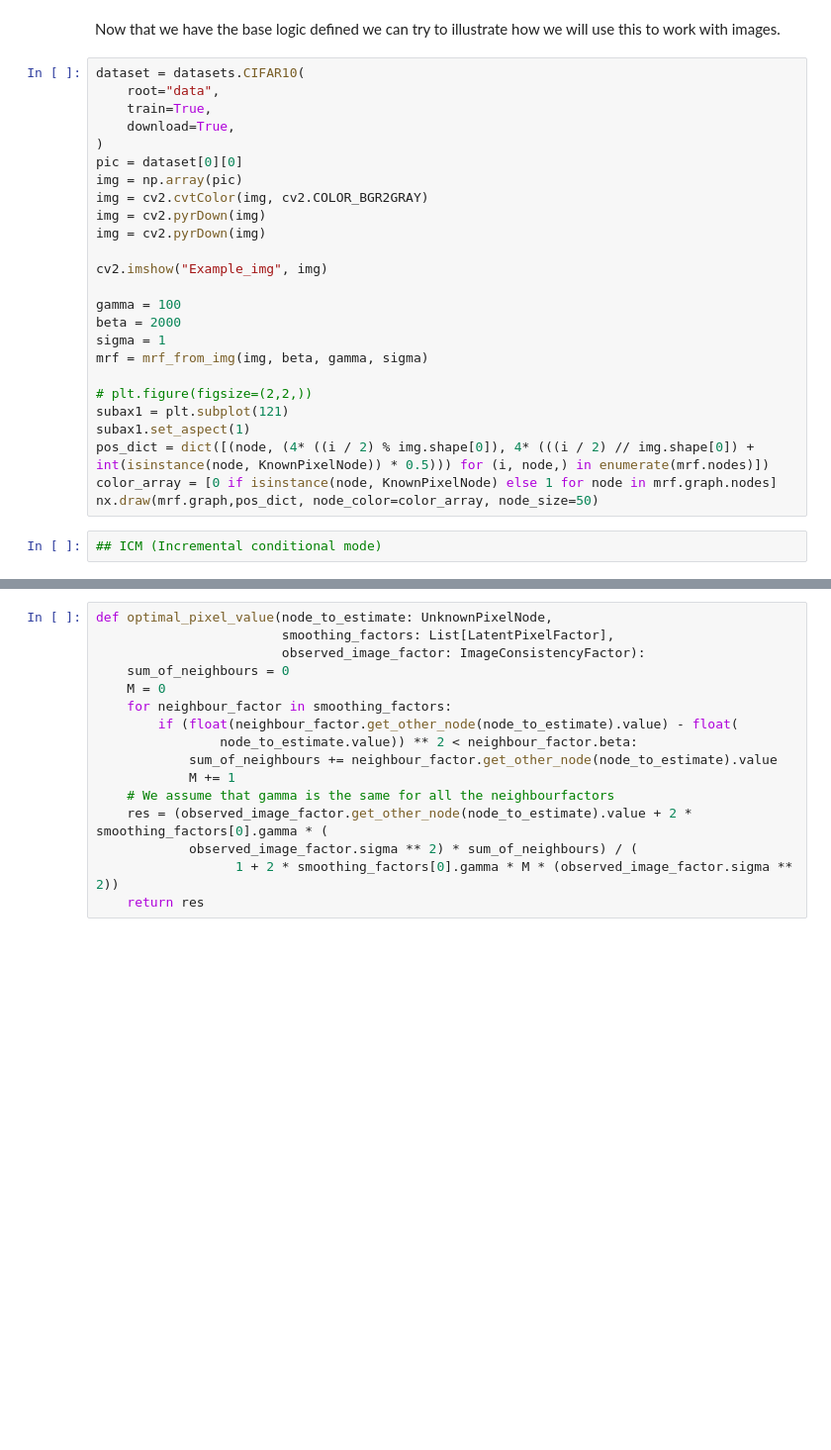
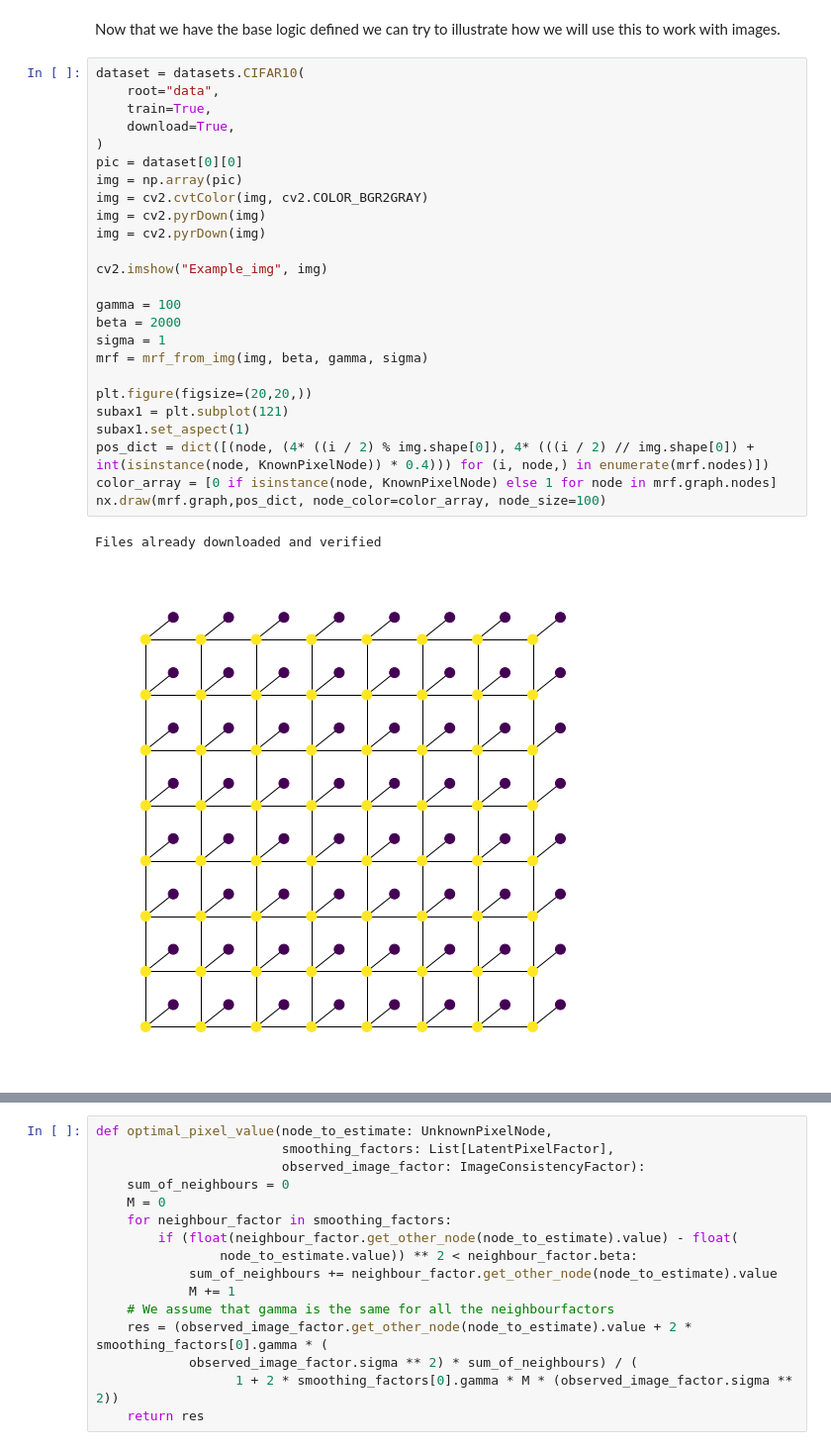
Before and after one commit to emillma/TTK8102_mrf, a Jupyter notebook: src/mrf/denoising.ipynb, the cells around one changed output, grey strips where cells are left out. Shown at 99% size. Saved outputs shown, nothing was run; the diff lists cells and outputs as text; blank space fills up the shorter version.

```diff
--- a/src/mrf/denoising.ipynb
+++ b/src/mrf/denoising.ipynb
@@ -153,27 +153,28 @@ Now that we have the base logic defined we can try to illustrate how we will use
 # %%
 dataset = datasets.CIFAR10(
     root="data",
     train=True,
     download=True,
 )
 pic = dataset[0][0]
 img = np.array(pic)
 img = cv2.cvtColor(img, cv2.COLOR_BGR2GRAY)
 img = cv2.pyrDown(img)
 img = cv2.pyrDown(img)
 
 cv2.imshow("Example_img", img)
 
 gamma = 100
 beta = 2000
 sigma = 1
 mrf = mrf_from_img(img, beta, gamma, sigma)
 
-# plt.figure(figsize=(2,2,))
+plt.figure(figsize=(20,20,))
 subax1 = plt.subplot(121)
 subax1.set_aspect(1)
-pos_dict = dict([(node, (4* ((i / 2) % img.shape[0]), 4* (((i / 2) // img.shape[0]) + int(isinstance(node, KnownPixelNode)) * 0.5))) for (i, node,) in enumerate(mrf.nodes)])
+pos_dict = dict([(node, (4* ((i / 2) % img.shape[0]), 4* (((i / 2) // img.shape[0]) + int(isinstance(node, KnownPixelNode)) * 0.4))) for (i, node,) in enumerate(mrf.nodes)])
 color_array = [0 if isinstance(node, KnownPixelNode) else 1 for node in mrf.graph.nodes]
-nx.draw(mrf.graph,pos_dict, node_color=color_array, node_size=50)
+nx.draw(mrf.graph,pos_dict, node_color=color_array, node_size=100)
+# %% [output]
+Files already downloaded and verified
+[figure, added]
-# %%
-## ICM (Incremental conditional mode)
```
Also changed, not shown: parts of 16 cells of this notebook, 1 other file.
